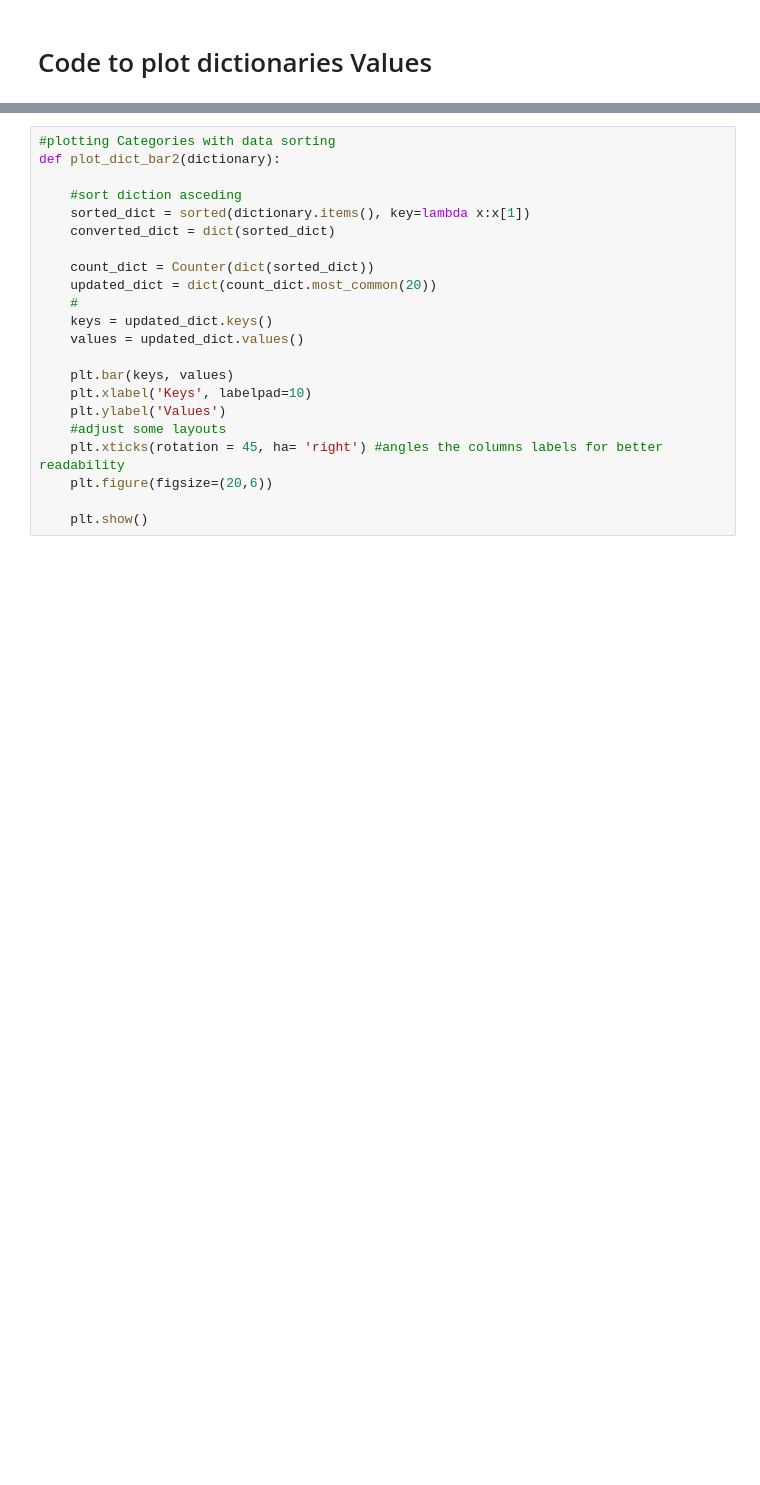
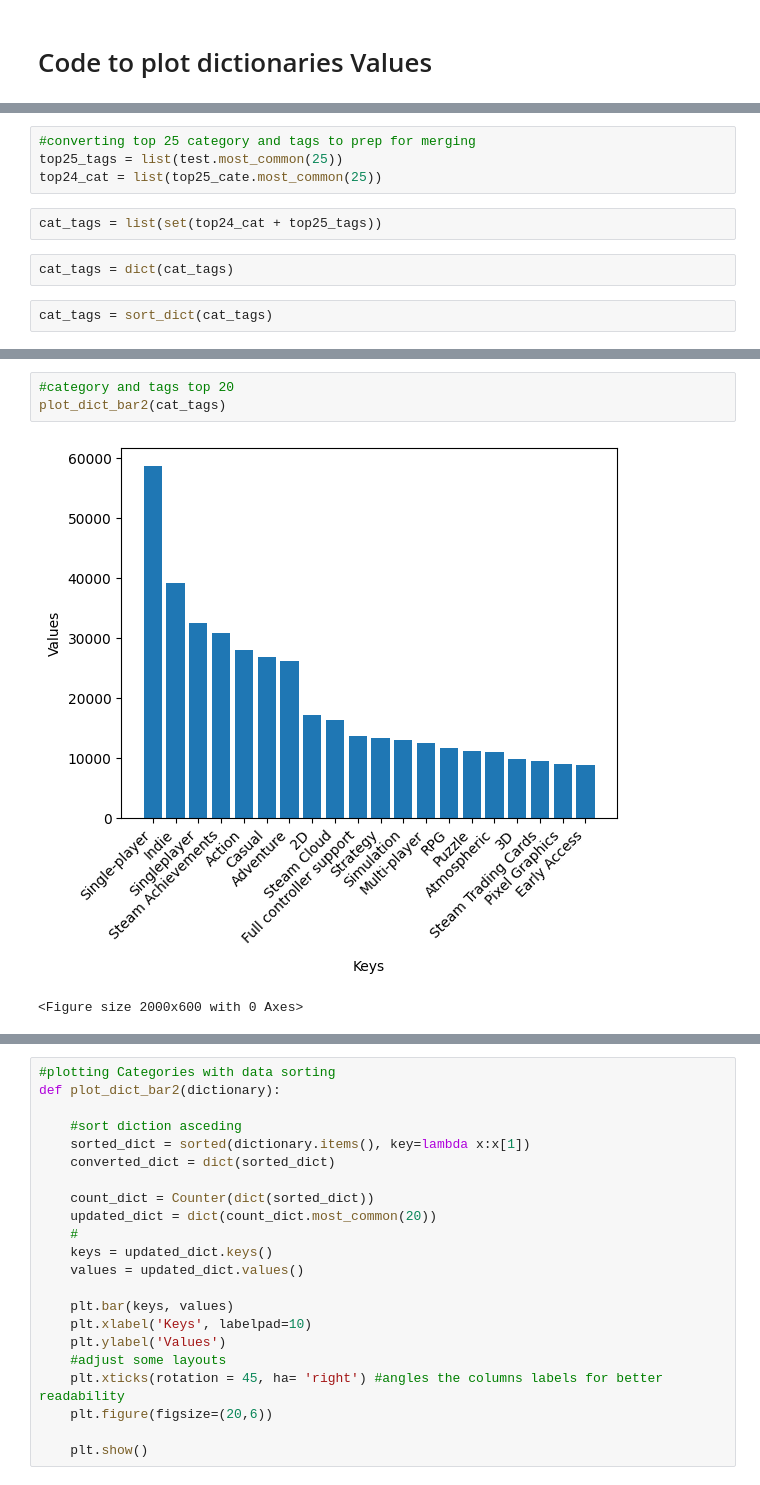
Before and after one commit to jacobiancosine/jacobiancosine, a Jupyter notebook: Capstone_2023_rev_1.ipynb, the cells around one changed output, grey strips where cells are left out. Saved outputs shown, nothing was run; the diff lists cells and outputs as text; blank space fills up the shorter version.

```diff
--- a/Capstone_2023_rev_1.ipynb
+++ b/Capstone_2023_rev_1.ipynb
@@ -716,0 +775,10 @@ cate_count2
+# %%
+#converting top 25 category and tags to prep for merging
+top25_tags = list(test.most_common(25))
+top24_cat = list(top25_cate.most_common(25))
+# %%
+cat_tags = list(set(top24_cat + top25_tags))
+# %%
+cat_tags = dict(cat_tags)
+# %%
+cat_tags = sort_dict(cat_tags)
@@ -716,0 +805,6 @@ cate_count2
+# %%
+#category and tags top 20
+plot_dict_bar2(cat_tags)
+# %% [output]
+[figure, added]
+<Figure size 2000x600 with 0 Axes>
```
Also changed, not shown: parts of 62 cells of this notebook.
